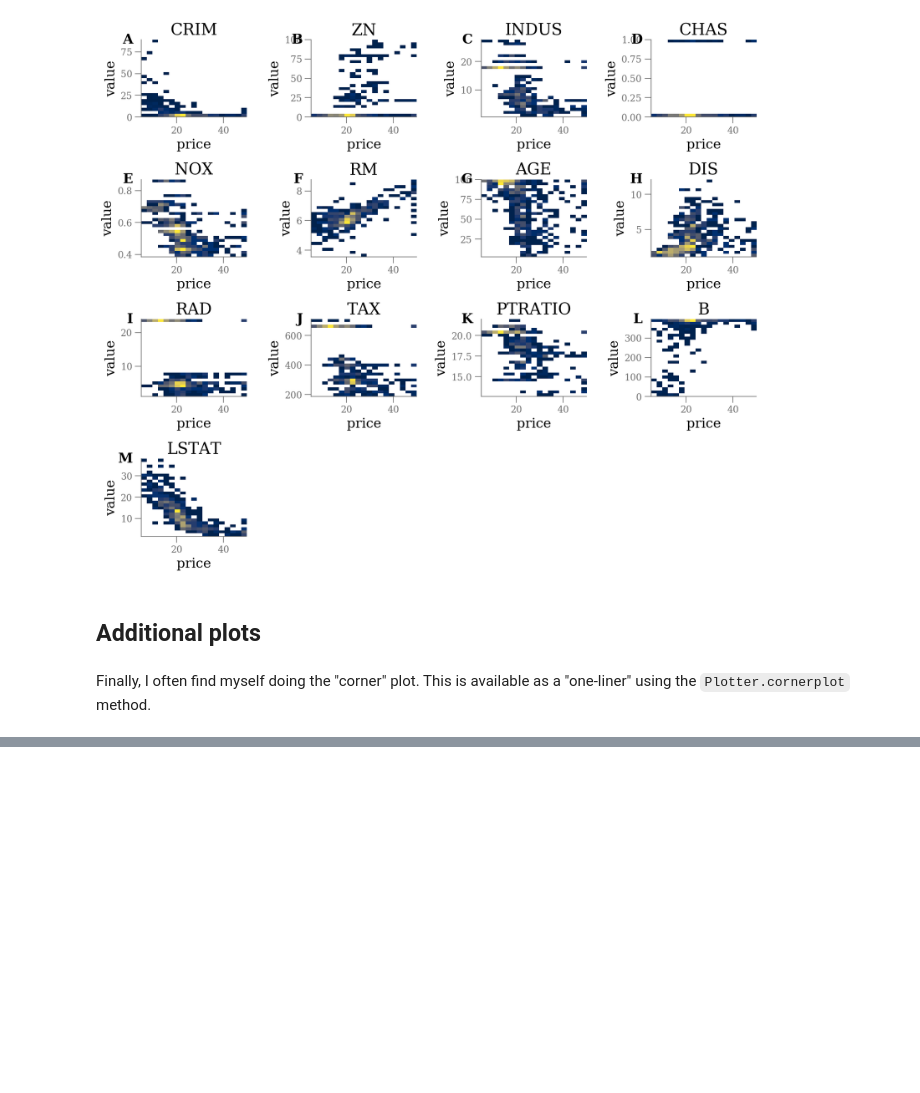
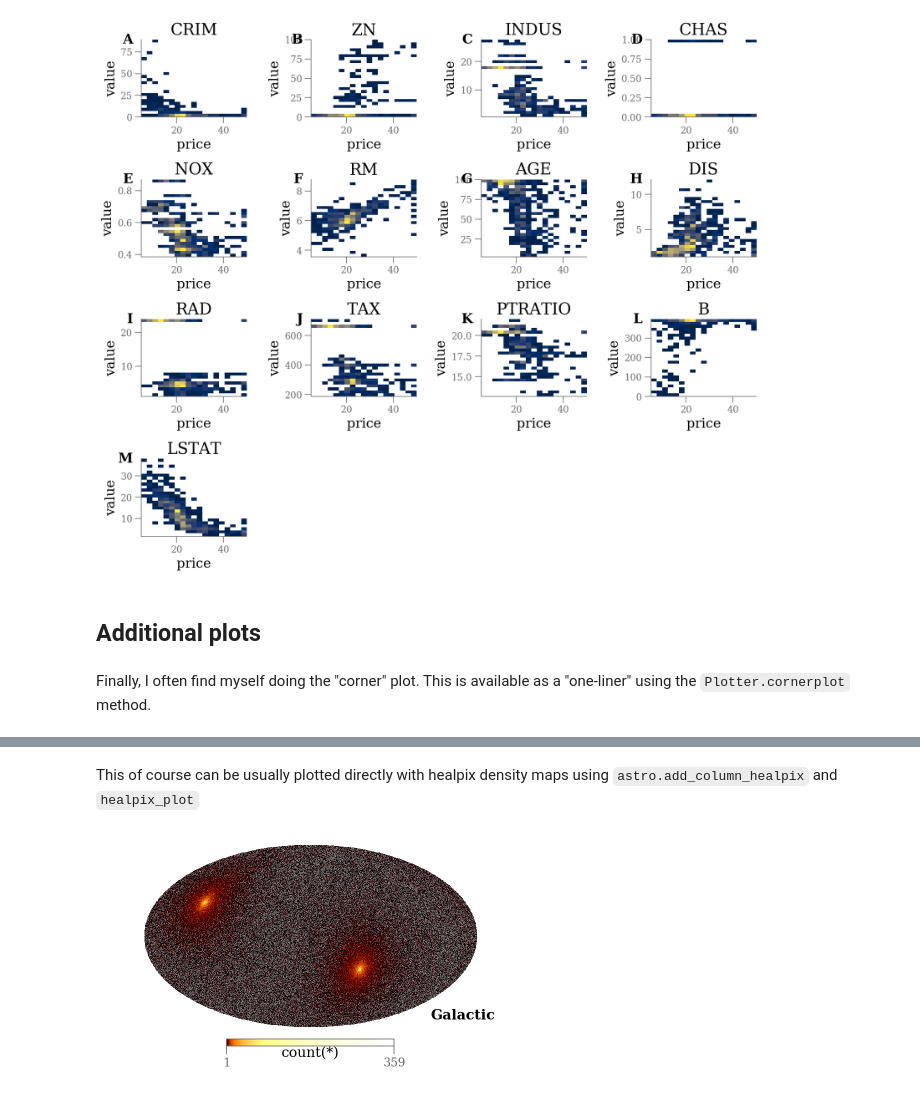
Before and after one commit to mfouesneau/ezdata, a Jupyter notebook: examples/examples.ipynb, the cells around one changed output, grey strips where cells are left out. Cells and saved outputs as stored; diff of their text form; code cells hidden in the pictures; blank space fills up the shorter version.

```diff
--- a/examples/examples.ipynb
+++ b/examples/examples.ipynb
@@ -261,0 +284,11 @@ Finally, I often find myself doing the "corner" plot. This is available as a "on
+# %% [markdown]
+This of course can be usually plotted directly with healpix density maps using `astro.add_column_healpix` and `healpix_plot`
+# %%
+try:
+    astro.add_column_healpix(df, healpix_order=8)
+except ValueError:
+    # re-running this cell when already added healpix values
+    pass
+df.Plotter.healpix_plot('healpix', what='count(*)', norm='log', grid_limits=[1, None])
+# %% [output]
+[figure, added]
```
Also changed, not shown: parts of 18 cells of this notebook.
